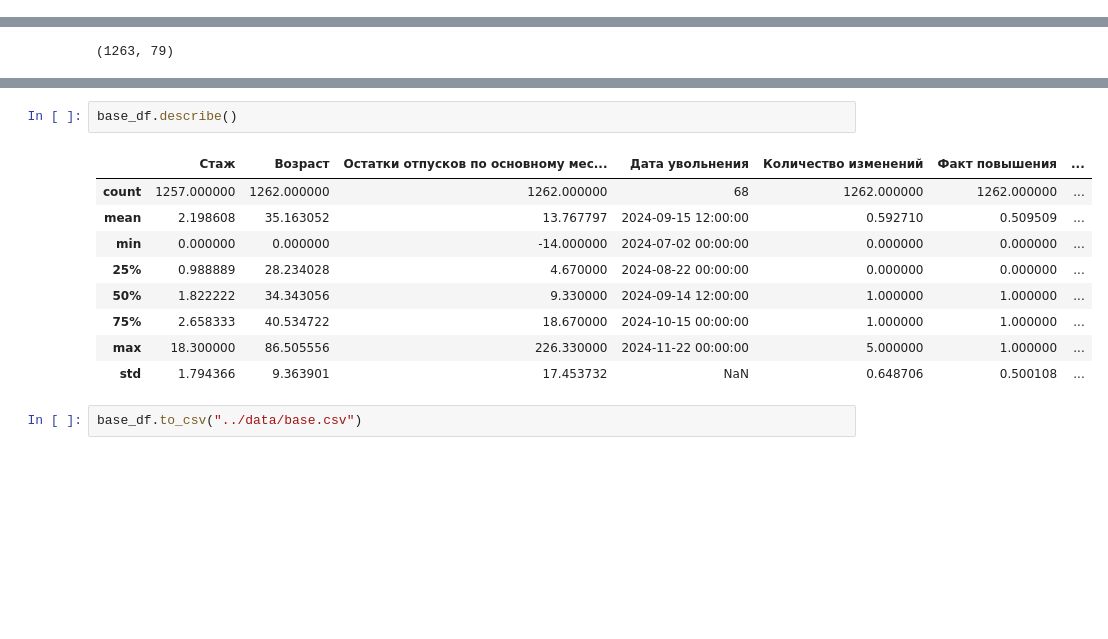
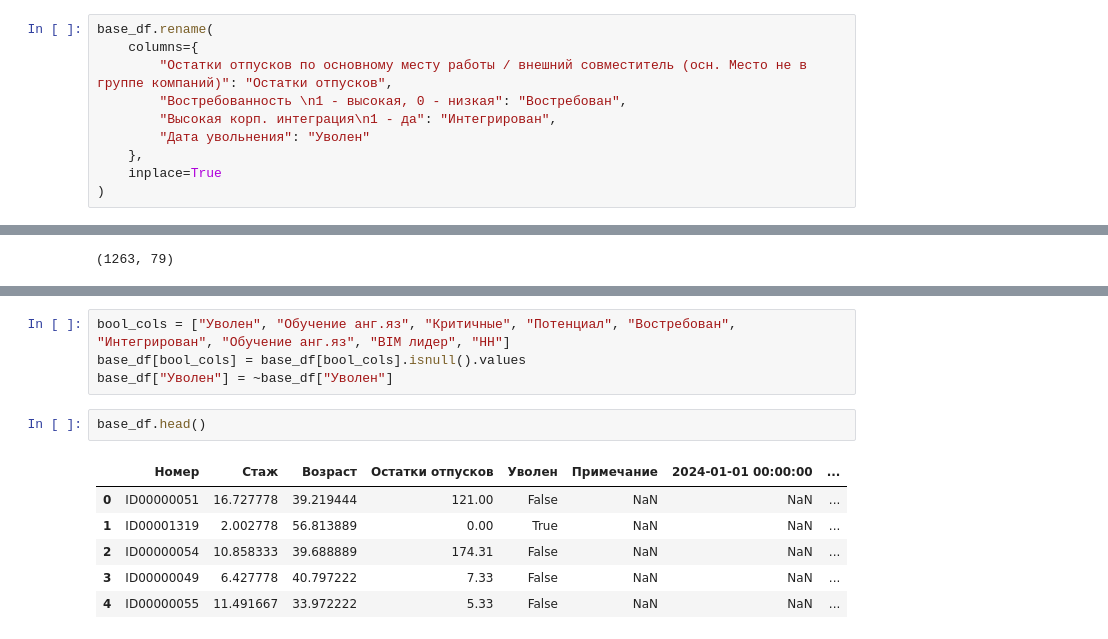
Before and after one commit to frznfrgg/employee-productivity, a Jupyter notebook: src/EDA.ipynb, the cells around one changed output, grey strips where cells are left out. Cells and saved outputs as stored; diff of their text form; blank space fills up the shorter version.

Commit message:
data preprocession and basic analysis

```diff
--- a/src/EDA.ipynb
+++ b/src/EDA.ipynb
@@ -22,3 +23,13 @@ base_df = base_df.loc[:, ~base_df.columns.str.startswith("0").fillna(False)]
 base_df = base_df.loc[:, ~base_df.columns.str.startswith("БП").fillna(False)]
 base_df = base_df.loc[:, ~base_df.columns.str.startswith("nan").fillna(False)]
 base_df = base_df[base_df.columns.dropna()]
+# %%
+base_df.rename(
+    columns={
+        "Остатки отпусков по основному месту работы / внешний совместитель (осн. Место не в группе компаний)": "Остатки отпусков",
+        "Востребованность \n1 - высокая, 0 - низкая": "Востребован",
+        "Высокая корп. интеграция\n1 - да": "Интегрирован",
+        "Дата увольнения": "Уволен"
+    },
+    inplace=True
+)
@@ -78,14 +141,13 @@ dtype: int64
+# %%
+bool_cols = ["Уволен", "Обучение анг.яз", "Критичные", "Потенциал", "Востребован", "Интегрирован", "Обучение анг.яз", "BIM лидер", "HH"]
+base_df[bool_cols] = base_df[bool_cols].isnull().values
+base_df["Уволен"] = ~base_df["Уволен"]
 # %%
-base_df.describe()
+base_df.head()
 # %% [output]
-|  | Стаж | Возраст | Остатки отпусков по основному мес... | Дата увольнения | Количество изменений | Факт повышения | ... |
-| count | 1257.000000 | 1262.000000 | 1262.000000 | 68 | 1262.000000 | 1262.000000 | ... |
-| mean | 2.198608 | 35.163052 | 13.767797 | 2024-09-15 12:00:00 | 0.592710 | 0.509509 | ... |
-| min | 0.000000 | 0.000000 | -14.000000 | 2024-07-02 00:00:00 | 0.000000 | 0.000000 | ... |
-| 25% | 0.988889 | 28.234028 | 4.670000 | 2024-08-22 00:00:00 | 0.000000 | 0.000000 | ... |
-| 50% | 1.822222 | 34.343056 | 9.330000 | 2024-09-14 12:00:00 | 1.000000 | 1.000000 | ... |
-| 75% | 2.658333 | 40.534722 | 18.670000 | 2024-10-15 00:00:00 | 1.000000 | 1.000000 | ... |
-| max | 18.300000 | 86.505556 | 226.330000 | 2024-11-22 00:00:00 | 5.000000 | 1.000000 | ... |
-| std | 1.794366 | 9.363901 | 17.453732 | NaN | 0.648706 | 0.500108 | ... |
+|  | Номер | Стаж | Возраст | Остатки отпусков | Уволен | Примечание | 2024-01-01 00:00:00 | ... |
+| 0 | ID00000051 | 16.727778 | 39.219444 | 121.00 | False | NaN | NaN | ... |
+| 1 | ID00001319 | 2.002778 | 56.813889 | 0.00 | True | NaN | NaN | ... |
+| 2 | ID00000054 | 10.858333 | 39.688889 | 174.31 | False | NaN | NaN | ... |
+| 3 | ID00000049 | 6.427778 | 40.797222 | 7.33 | False | NaN | NaN | ... |
+| 4 | ID00000055 | 11.491667 | 33.972222 | 5.33 | False | NaN | NaN | ... |
-# %%
-base_df.to_csv("../data/base.csv")
```
Also changed, not shown: parts of 10 cells of this notebook, 1 other file.
